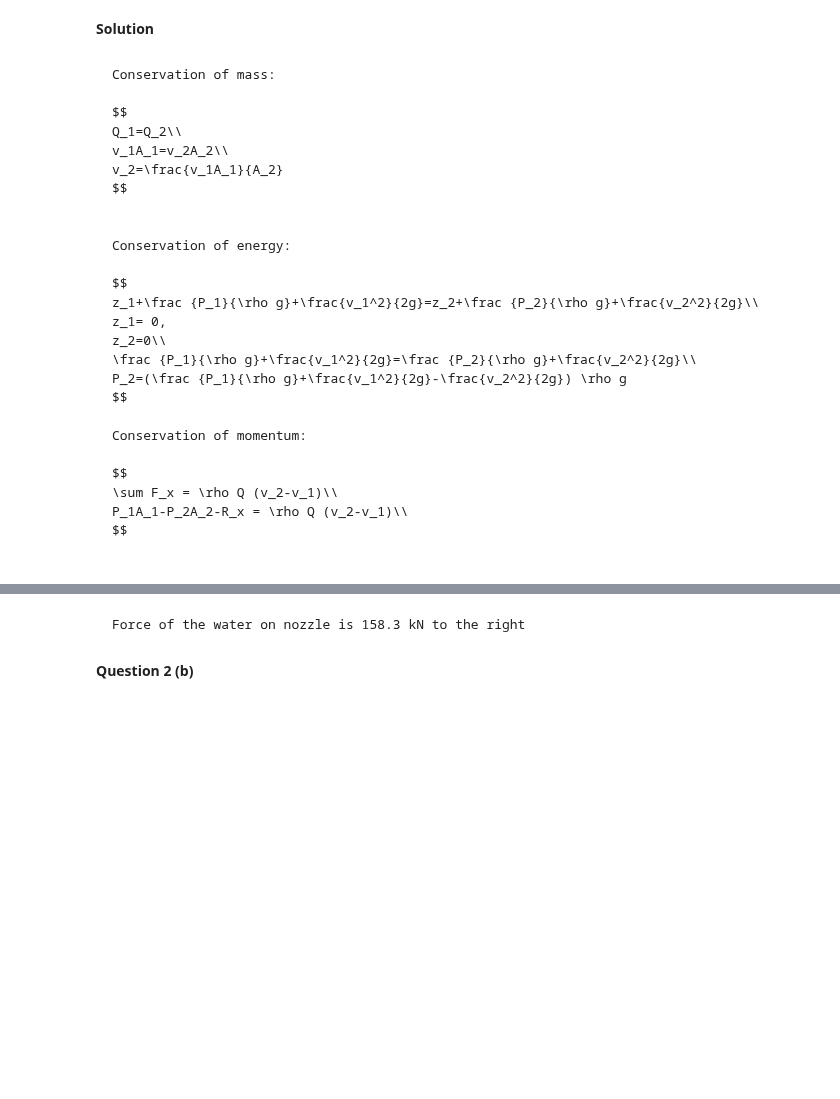
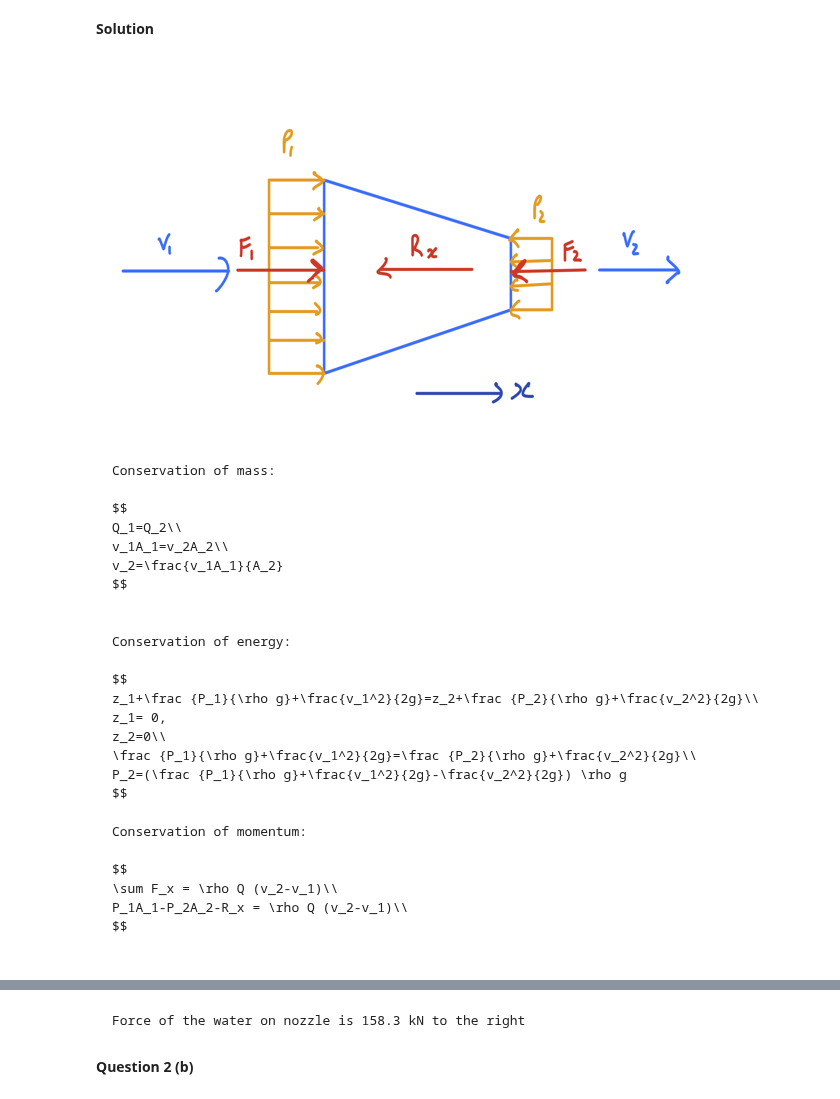
Before and after one commit to Maria9925/CIVIL_202_25, a Jupyter notebook: _sources/Module5ConservationofMomentum_Sol.ipynb, the cells around one changed output, grey strips where cells are left out. Drawn from its saved outputs; the diff is of its cells as text; code cells hidden in the pictures; blank space fills up the shorter version.

````diff
--- a/_sources/Module5ConservationofMomentum_Sol.ipynb
+++ b/_sources/Module5ConservationofMomentum_Sol.ipynb
@@ -531,8 +529,14 @@ Apply $N \mathrm{II}$ in the horizontal direction to calculate the force on the
 **Question 2 (a)**
 # %% [markdown]
 **Solution**
+# %%
+img = Image.open(r"figures/29_Momentum_2.png")
+img= img.resize((600,380))
+img
+# %% [output]
+[figure, added]
 # %% [markdown]
-```{Dropdown} Show code cell outputs
+ ```{Dropdown} Show code cell outputs
 Conservation of mass:
 
 $$
@@ -601,7 +605,7 @@ R_{x_{}} &= \frac{ R_{x} }{ 1000 } \\&= \frac{ 158331.361 }{ 1000 } \\&= 158.331
 \end{aligned}
 \]
 # %% [markdown]
-```{Dropdown} Show code cell outputs
+ ```{Dropdown} Show code cell outputs
 Force of the water on nozzle is 158.3 kN to the right
 ```
 # %% [markdown]
````
Also changed, not shown: parts of 96 cells of this notebook, 15 other files.
